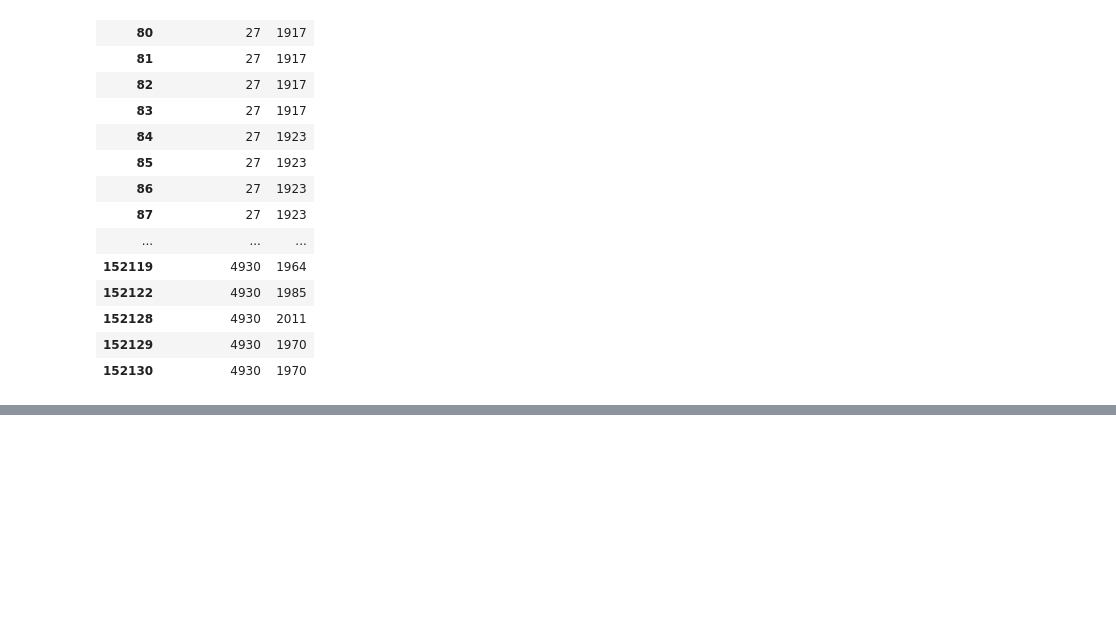
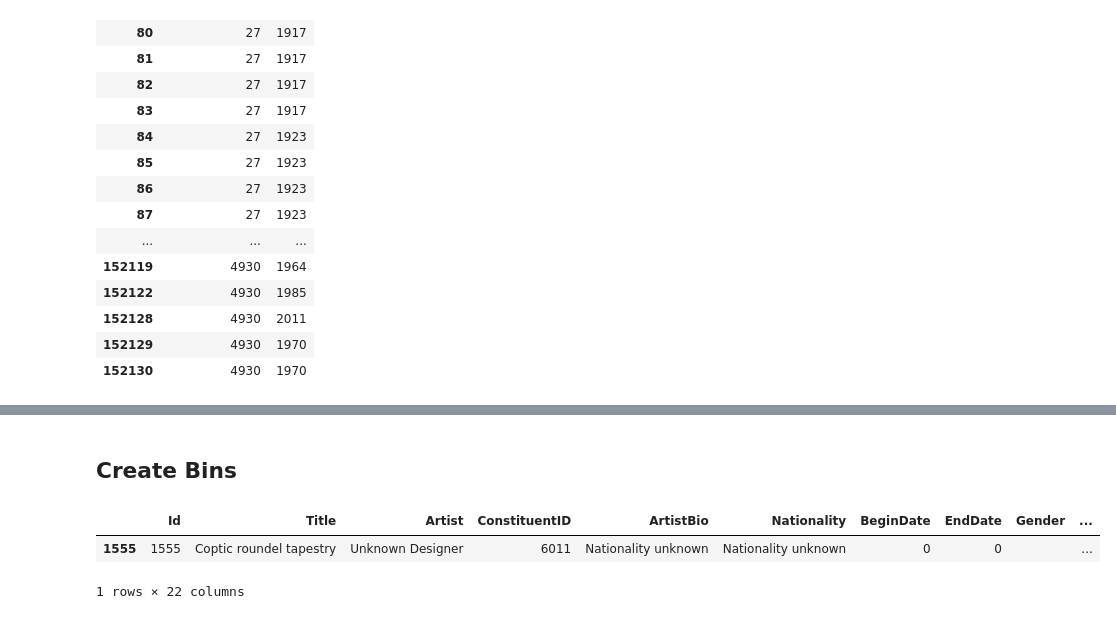
Before and after one commit to LudivineLacour/data-cleaning, a Jupyter notebook: data-cleaning-exploration.ipynb, the cells around one changed output, grey strips where cells are left out. Drawn from its saved outputs; the diff is of its cells as text; code cells hidden in the pictures; blank space fills up the shorter version.

```diff
--- a/data-cleaning-exploration.ipynb
+++ b/data-cleaning-exploration.ipynb
@@ -345,7 +340,9 @@ Index(['1', '10', '100', '1000', '1001', '10016', '10027', '1003', '10034',
 # Function to return the mean of the constituentID
 def getmean(x):
     # x string
-    return mean_date[mean_date.index==x][0]
+    if x in mean_date.index:
+        return mean_date.loc[x]
+    return
 
 # Testing the function
 test_tab=df9[['ConstituentID','Date']]
@@ -408,12 +405,4 @@ See the caveats in the documentation: https://pandas.pydata.org/pandas-docs/stab
 # %%
 df11=df9_bis.copy()
 
-def toto(x):
-    # x string
-    if x in mean_date.index:
-        return mean_date.loc[x]
-
-    return
-
-
-df11.Date=df11.Date.fillna(df11['ConstituentID'].apply(toto))
+df11.Date=df11.Date.fillna(df11['ConstituentID'].apply(getmean))
@@ -437,0 +409,9 @@ df11[df11.ConstituentID=='4930']
+# %% [markdown]
+## Create Bins
+# %%
+df11.Date=df11.Date.astype(int)
+df11[df11.Date==700]
+# %% [output]
+|  | Id | Title | Artist | ConstituentID | ArtistBio | Nationality | BeginDate | EndDate | Gender | ... |
+| 1555 | 1555 | Coptic roundel tapestry | Unknown Designer | 6011 | Nationality unknown | Nationality unknown | 0 | 0 |  | ... |
+1 rows × 22 columns
```
Also changed, not shown: parts of 11 cells of this notebook.
